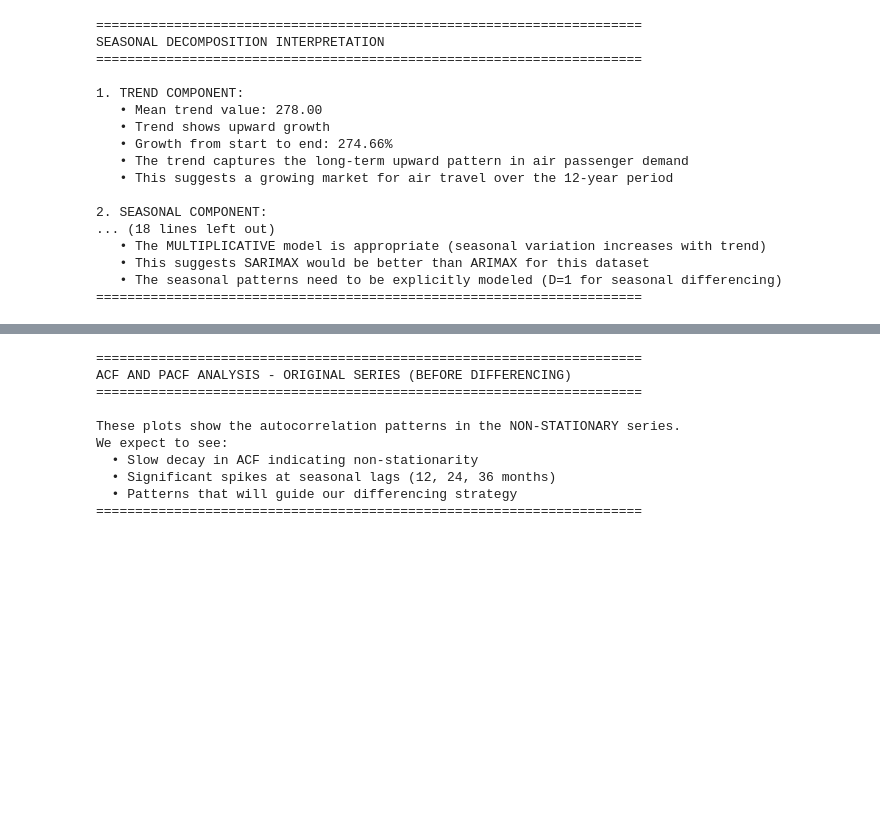
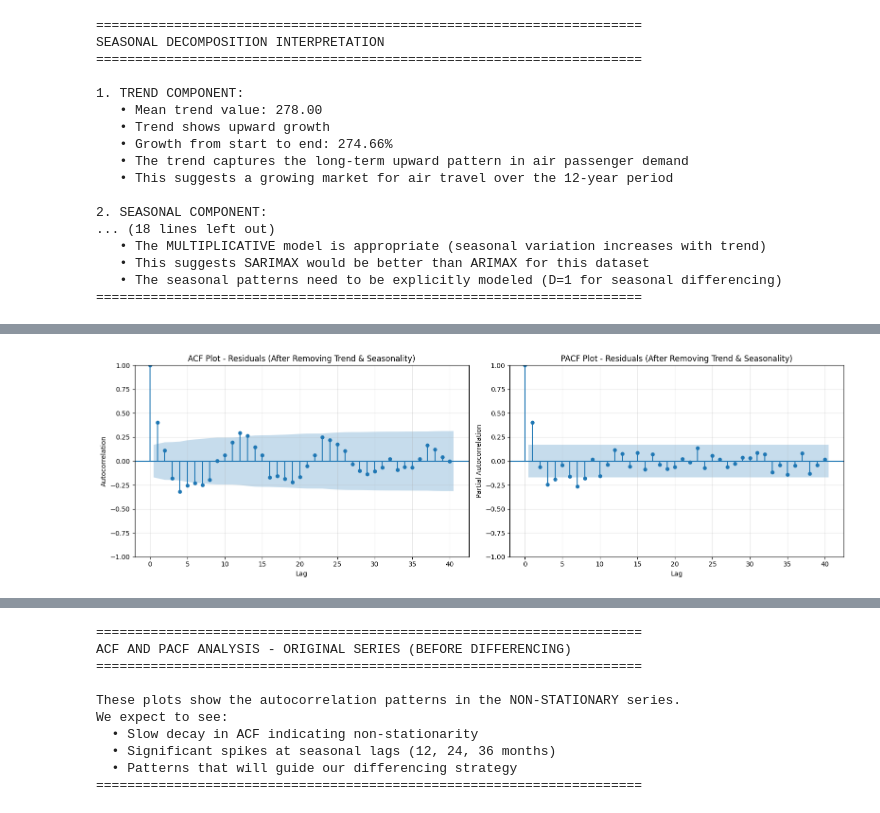
Before and after one commit to Andy12-14/Time_Series_Project, a Jupyter notebook: Practical_part/ARIMAX_vs_SARIMAX.ipynb, the cells around one changed output, grey strips where cells are left out. Drawn from its saved outputs; the diff is of its cells as text; code cells hidden in the pictures; blank space fills up the shorter version.

```diff
--- a/Practical_part/ARIMAX_vs_SARIMAX.ipynb
+++ b/Practical_part/ARIMAX_vs_SARIMAX.ipynb
@@ -234,3 +246,102 @@ SEASONAL DECOMPOSITION INTERPRETATION
    • This suggests SARIMAX would be better than ARIMAX for this dataset
    • The seasonal patterns need to be explicitly modeled (D=1 for seasonal differencing)
 ======================================================================
+# %%
+# 5. ACF and PACF Analysis AFTER Removing Trend and Seasonality
+# Plot ACF and PACF of the residual component (after seasonal decomposition)
+# This shows the autocorrelation patterns in the series after removing trend and seasonality
+
+print("\n" + "=" * 70)
+print("ACF AND PACF ANALYSIS - AFTER REMOVING TREND AND SEASONALITY")
+print("=" * 70)
+print("\nThese plots show the autocorrelation patterns in the RESIDUAL component")
+print("(the series after removing trend and seasonal patterns from decomposition).")
+print("This helps us understand:")
+print("  • What patterns remain after removing trend and seasonality")
+print("  • Whether the residuals are stationary")
+print("  • What AR/MA orders might be needed")
+print("=" * 70)
+
+# Get residuals from seasonal decomposition (from Cell 4)
+# Residuals are the remainder after removing trend and seasonal components
+residual_for_acf = result.resid.dropna()
+
+# Test stationarity of residuals
+print("\nStationarity Test for Residuals (after removing trend and seasonality):")
+is_residual_stationary = adf_test(residual_for_acf, 'Residuals (De-trended and De-seasonalized)')
+
+max_lags_residual = min(40, len(residual_for_acf) // 2 - 1)
+
+fig, axes = plt.subplots(1, 2, figsize=(16, 5))
+
+plot_acf(residual_for_acf, lags=max_lags_residual, ax=axes[0],
+         title='ACF Plot - Residuals (After Removing Trend & Seasonality)', alpha=0.05)
+axes[0].grid(True, alpha=0.3)
+axes[0].set_xlabel('Lag')
+axes[0].set_ylabel('Autocorrelation')
+
+plot_pacf(residual_for_acf, lags=max_lags_residual, ax=axes[1],
+          title='PACF Plot - Residuals (After Removing Trend & Seasonality)', alpha=0.05, method='ywm')
+axes[1].grid(True, alpha=0.3)
+axes[1].set_xlabel('Lag')
+axes[1].set_ylabel('Partial Autocorrelation')
+
+plt.tight_layout()
+plt.show()
+
+# Comparison: Plot original series vs residuals side by side
+fig, axes = plt.subplots(2, 1, figsize=(14, 8))
+
+# Original series
+axes[0].plot(df['#Passengers'], label='Original Series', color='blue', linewidth=2)
+axes[0].set_title('Original Series (Before Removing Trend & Seasonality)', fontsize=12, fontweight='bold')
+axes[0].legend()
+axes[0].grid(True, alpha=0.3)
+axes[0].set_ylabel('Passengers')
+
+# Residual series
+axes[1].plot(residual_for_acf, label='Residuals (After Decomposition)', color='orange', linewidth=2)
+axes[1].axhline(y=1.0, color='red', linestyle='--', linewidth=1, label='Baseline (1.0 for multiplicative)')
+axes[1].set_title('Residual Component (After Removing Trend & Seasonality)', fontsize=12, fontweight='bold')
+axes[1].legend()
+axes[1].grid(True, alpha=0.3)
+axes[1].set_xlabel('Date')
+axes[1].set_ylabel('Residual Value')
+
+plt.tight_layout()
+plt.show()
+
+# Interpretation
+print("\n" + "=" * 70)
+print("INTERPRETATION - RESIDUALS ACF/PACF vs ORIGINAL")
+print("=" * 70)
+print("\nKEY DIFFERENCES:")
+print("1. ORIGINAL SERIES (Cell 5):")
+print("   • Shows slow decay in ACF (non-stationary)")
+print("   • Strong autocorrelations at all lags")
+print("   • Seasonal spikes at lags 12, 24, 36")
+print("   • Clear indication of non-stationarity and seasonality")
+
+print("\n2. RESIDUALS (AFTER REMOVING TREND & SEASONALITY):")
+if is_residual_stationary:
+    print("   • Residuals are STATIONARY (confirmed by ADF test)")
+    print("   • ACF/PACF show much faster decay")
+    print("   • Should show white noise-like patterns (random)")
+    print("   • This indicates decomposition successfully removed trend and seasonality")
+else:
+    print("   • Residuals may still show some patterns")
+    print("   • May indicate that additional differencing is needed")
+    print("   • Or that decomposition didn't fully capture all patterns")
+
+print("\n3. IMPLICATIONS FOR MODELING:")
+print("   • If residuals are stationary: Differencing (d) may not be needed")
+print("   • If residuals still show patterns: Need differencing to achieve stationarity")
+print("   • The AR/MA orders can be determined from residual ACF/PACF patterns")
+print("   • Seasonal patterns in residuals suggest D=1 is needed for SARIMAX")
+
+print("\n4. COMPARISON:")
+print("   • Original series: Clear non-stationarity and seasonality")
+print("   • Residuals: Should be much more stationary and less seasonal")
+print("   • This demonstrates the power of seasonal decomposition")
+print("=" * 70)
+# %% [output]
@@ -236,0 +365 @@ SEASONAL DECOMPOSITION INTERPRETATION
+[figure, added]
```
Also changed, not shown: parts of 15 cells of this notebook, 7 other files.
